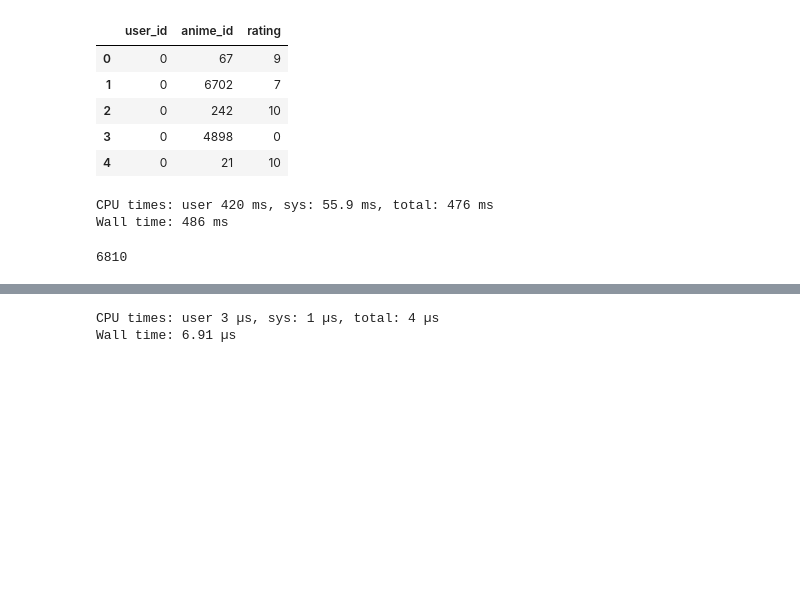
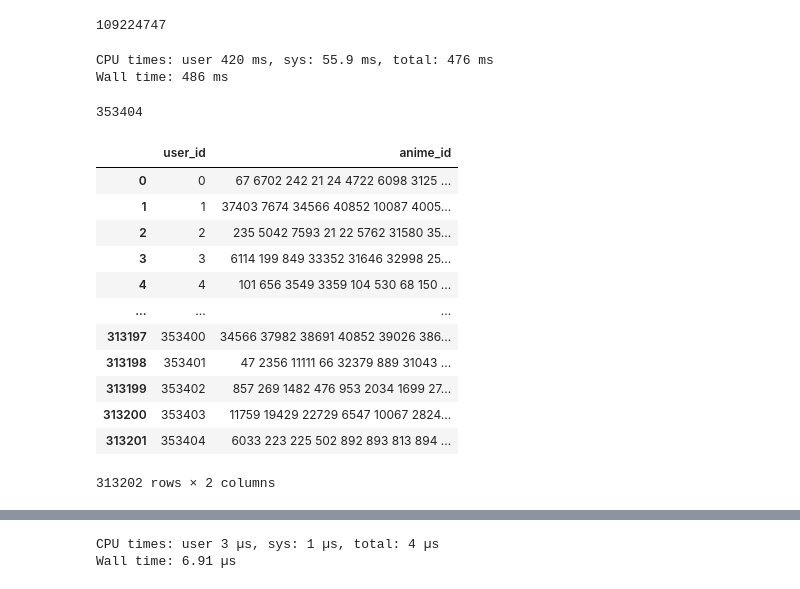
Before and after one commit to WiktorOgrodnik/ml-anime-recommendation, a Jupyter notebook: anime_visualization.ipynb, the cells around one changed output, grey strips where cells are left out. Cells and saved outputs as stored; diff of their text form; code cells hidden in the pictures; blank space fills up the shorter version.

```diff
--- a/anime_visualization.ipynb
+++ b/anime_visualization.ipynb
@@ -33,13 +34,9 @@ anime_df = Data_factory.from_csv(two_mode_data)
 users_df = Data_factory.from_csv(users_csv)
 # %%
 users_df.head() # is user data loaded?
+len(users_df)
 # %% [output]
-|  | user_id | anime_id | rating |
-| 0 | 0 | 67 | 9 |
-| 1 | 0 | 6702 | 7 |
-| 2 | 0 | 242 | 10 |
-| 3 | 0 | 4898 | 0 |
-| 4 | 0 | 21 | 10 |
+109224747
 # %%
 class AnimeRecomendation:
     def __init__(self, dimensions = 1024, iter = 4):
@@ -63,25 +60,20 @@ class AnimeRecomendation:
         grouped_df        = self.grouped_df
         users_count       = self.number_of_users()
         self.tsv_filename = tsv_filename
+        columns_to_keep   = ['user_id', 'anime_id']
+        grouped_df.to_csv(tsv_filename, index=False, sep='\t', columns=columns_to_keep, mode='w', header=False)
 
-        with open(tsv_filename, "w") as tsv_file:
-            for user_id in tqdm(range(users_count)):
-                animes = grouped_df[grouped_df.user_id == user_id] \
-                    .filter(items=["anime_id"]).to_numpy()
+    def fit(self, users_df, lines: Optional[int] = None, rating_threshold: int = 6):
+        if lines is not None:
+            self.users_df = users_df.head(int(lines))
+            users_df = self.users_df
+        else:
+            self.users_df = users_df
 
-                if len(animes) == 0:
-                    continue
-
-                animes = animes[0][0]
-                tsv_line = f"{user_id}\t" + " ".join([str(i) for i in animes])
-                tsv_file.write(tsv_line + "\n")
-
-    def fit(self, users_df, lines: int, rating_threshold: int):
-        self.users_df = users_df.head(lines)
-        users_df = self.users_df
-
-        self.grouped_df = users_df[users_df.rating >= rating_threshold] \
-            .groupby("user_id")["anime_id"].agg(list).reset_index()
+        self.grouped_df = users_df[users_df.rating >= rating_threshold]     \
+            .groupby("user_id")["anime_id"]                                 \
+            .agg(lambda animes: " ".join([str(anime) for anime in animes])) \
+            .reset_index()
 
         self.number_of_users()
 
@@ -94,11 +86,13 @@ class AnimeRecomendation:
         return { f:f"{p}{name}__{name}{suf[idx]}"
                     for idx, f in enumerate(files) }
 
-    def cleora_train(self):
+    def cleora_train(self, cleora_exe="cleora"):
         if self.tsv_filename is None:
             raise RuntimeError("TSV filename not yet created")
+        if not os.access(cleora_exe, os.X_OK):
+            raise RuntimError("cleora executable not found")
 
-        command = ["cleora",
+        command = [cleora_exe,
                    "--type", "tsv",
                    f"--columns={self.columns[0]} complex::reflexive::{self.columns[1]}",
                    "--dimension", str(self.dimensions),
@@ -153,11 +147,28 @@ LINES = 2000000
 RATING_THRESHOLD = 6
 
 model = AnimeRecomendation()
-model.fit(users_df, LINES, RATING_THRESHOLD)
+# model.fit(users_df, lines=LINES, rating_threshold=RATING_THRESHOLD)
+# model.fit(users_df, rating_threshold=RATING_THRESHOLD)
 
-model.number_of_users()
+# model.number_of_users()
 # %% [output]
 CPU times: user 420 ms, sys: 55.9 ms, total: 476 ms
 Wall time: 486 ms
-6810
+353404
+# %%
+model.grouped_df
+# %% [output]
+|  | user_id | anime_id |
+| 0 | 0 | 67 6702 242 21 24 4722 6098 3125 ... |
+| 1 | 1 | 37403 7674 34566 40852 10087 4005... |
+| 2 | 2 | 235 5042 7593 21 22 5762 31580 35... |
+| 3 | 3 | 6114 199 849 33352 31646 32998 25... |
+| 4 | 4 | 101 656 3549 3359 104 530 68 150 ... |
+| ... | ... | ... |
+| 313197 | 353400 | 34566 37982 38691 40852 39026 386... |
+| 313198 | 353401 | 47 2356 11111 66 32379 889 31043 ... |
+| 313199 | 353402 | 857 269 1482 476 953 2034 1699 27... |
+| 313200 | 353403 | 11759 19429 22729 6547 10067 2824... |
+| 313201 | 353404 | 6033 223 225 502 892 893 813 894 ... |
+313202 rows × 2 columns
 # %%
```
Also changed, not shown: parts of 3 cells of this notebook.
